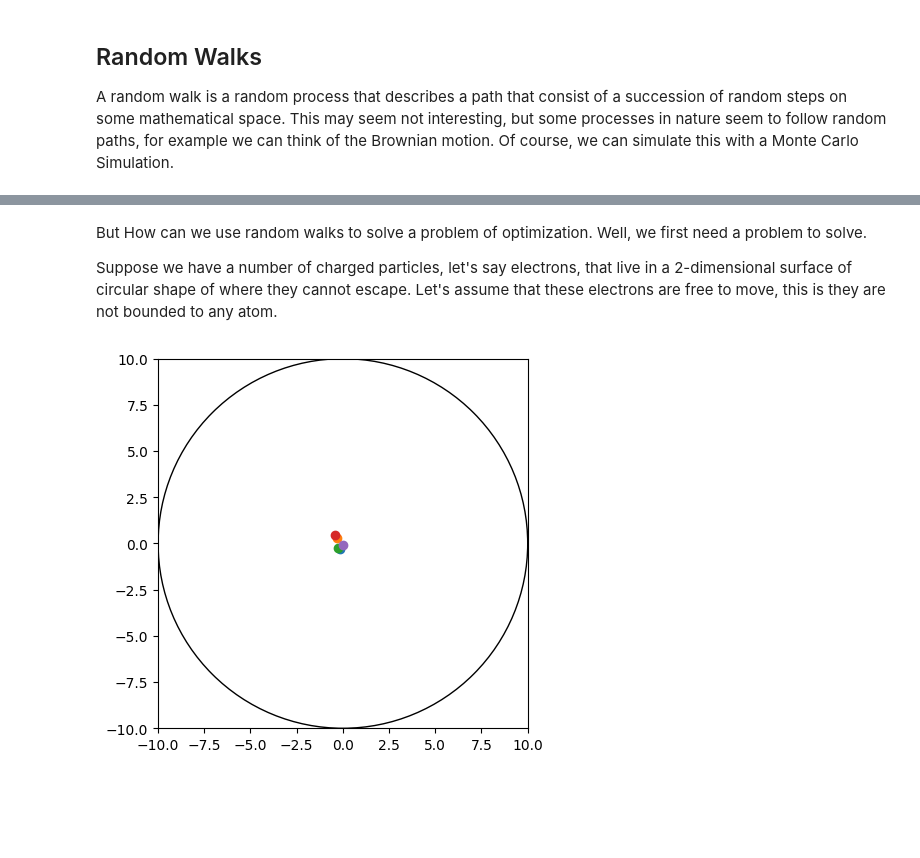
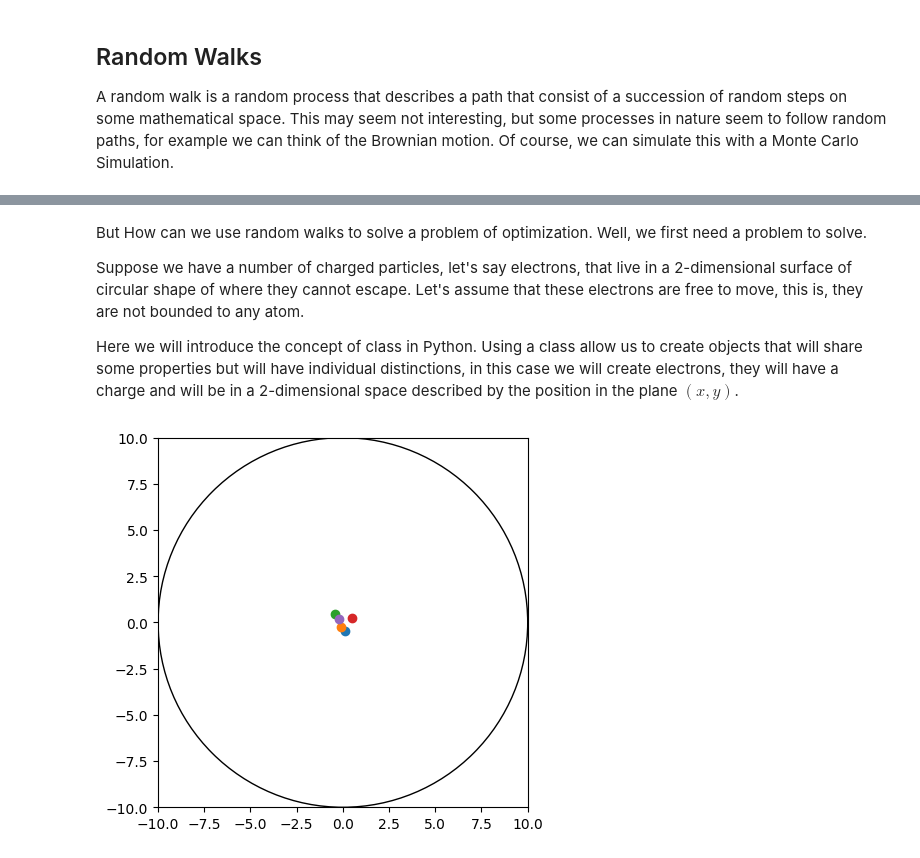
Before and after one commit to FelixCabrera23/Python_for_scientis_101, a Jupyter notebook: Class01/Montecarlo_class2.ipynb, the cells around one changed output, grey strips where cells are left out. Drawn from its saved outputs; the diff is of its cells as text; code cells hidden in the pictures; blank space fills up the shorter version.

```diff
--- a/Class01/Montecarlo_class2.ipynb
+++ b/Class01/Montecarlo_class2.ipynb
@@ -26,7 +26,9 @@ plt.show()
 # %% [markdown]
 But How can we use random walks to solve a problem of optimization. Well, we first need a problem to solve.
 
-Suppose we have a number of charged particles, let's say electrons, that live in a 2-dimensional surface of circular shape of where they cannot escape. Let's assume that these electrons are free to move, this is they are not bounded to any atom.
+Suppose we have a number of charged particles, let's say electrons, that live in a 2-dimensional surface of circular shape of where they cannot escape. Let's assume that these electrons are free to move, this is, they are not bounded to any atom.
+
+Here we will introduce the concept of class in Python. Using a class allow us to create objects that will share some properties but will have individual distinctions, in this case we will create electrons, they will have a charge and will be in a 2-dimensional space described by the position in the plane $(x,y)$.
 # %%
 # particles class
 class electron:
@@ -80,18 +82,18 @@ particles = [a,b,c,d,e]
 for i in particles:
     move(i)
 # %%
-def Circle_plot():
+def Circle_plot(part_set):
     figure, axes = plt.subplots()
     axes.set_aspect( 1 )
-    for part in particles:
+    for part in part_set:
         plt.scatter(part.x,part.y)
     circ = plt.Circle((0,0),10,fill = False)
     axes.add_artist(circ)
     plt.xlim(-10,10)
     plt.ylim(-10,10)
     plt.show()
 
-Circle_plot()
+Circle_plot(particles)
 # %% [output]
-[figure, old version]
+[figure, new version]
 # %%
```
Also changed, not shown: parts of 8 cells of this notebook.
